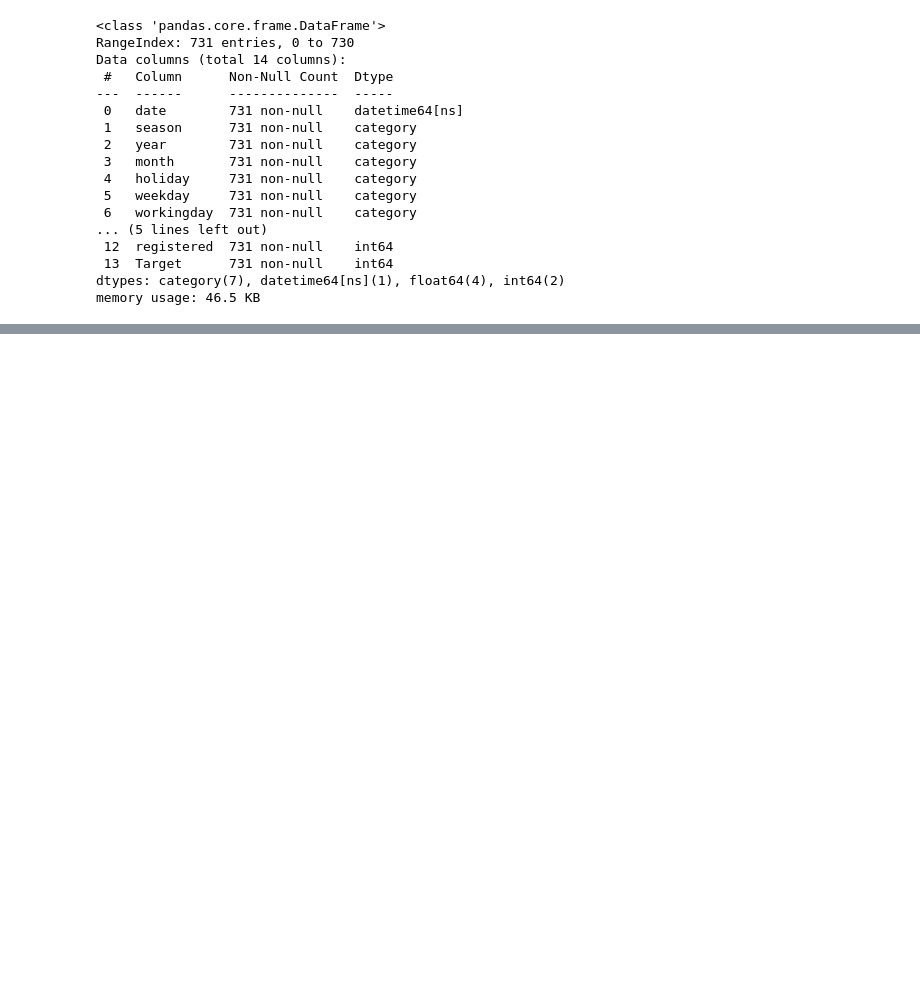
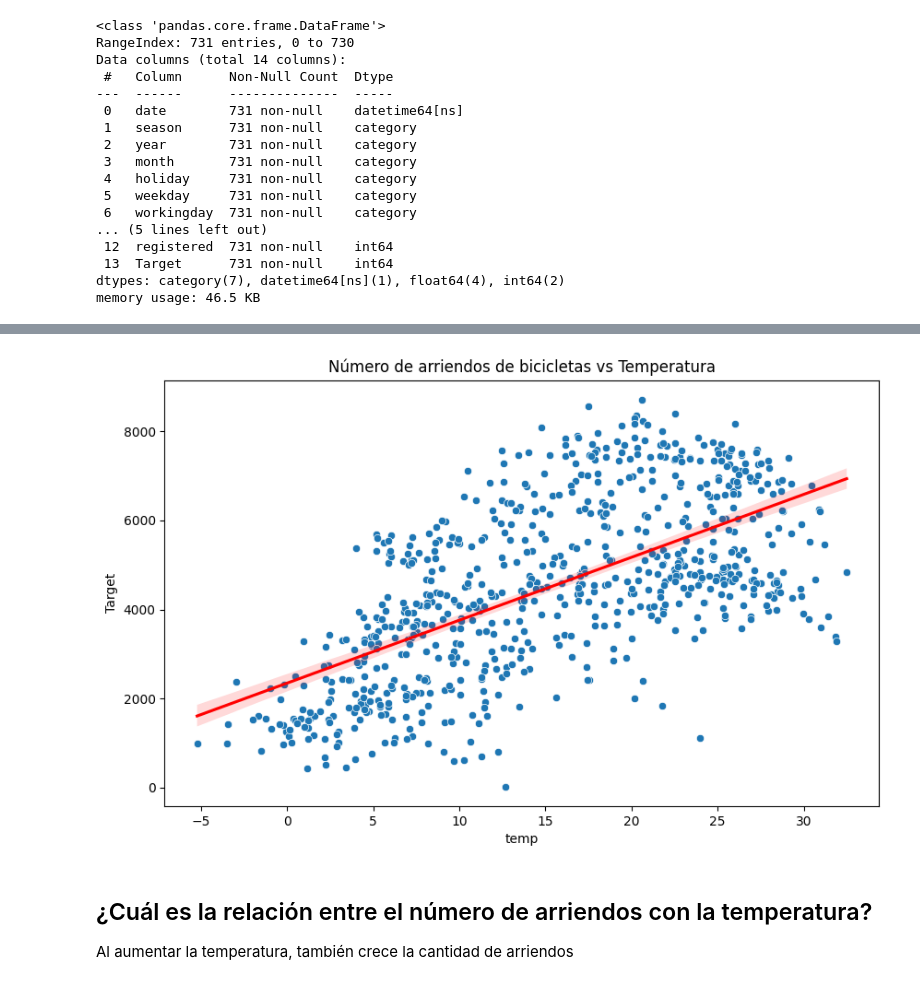
Before and after one commit to davidlealo/diplomadodatascienceuc2023, a Jupyter notebook: primer_taller/entrega.ipynb, the cells around one changed output, grey strips where cells are left out. Cells and saved outputs as stored; diff of their text form; code cells hidden in the pictures; blank space fills up the shorter version.

```diff
--- a/primer_taller/entrega.ipynb
+++ b/primer_taller/entrega.ipynb
@@ -105,0 +112,12 @@ data_bikes['windspeed'] = data_bikes['windspeed'] * 67
+# %%
+# Realizar el gráfico
+plt.figure(figsize=(10, 6))
+sns.scatterplot(data=data_bikes, x='temp', y='Target')
+sns.regplot(data=data_bikes, x='temp', y='Target', scatter=False, color='red')  # Curva de regresión lineal
+plt.title("Número de arriendos de bicicletas vs Temperatura")
+plt.show()
+# %% [output]
+[figure, added]
+# %% [markdown]
+## ¿Cuál es la relación entre el número de arriendos con la temperatura?
+Al aumentar la temperatura, también crece la cantidad de arriendos
```
Also changed, not shown: parts of 2 cells of this notebook, 1 other file.
